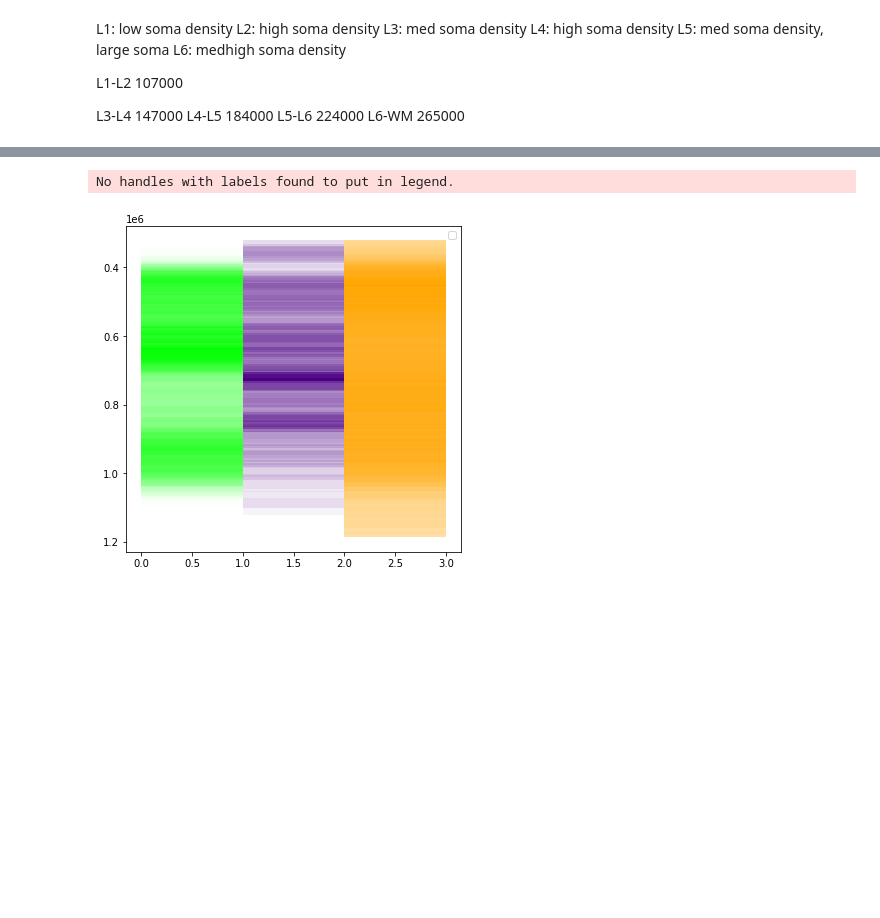
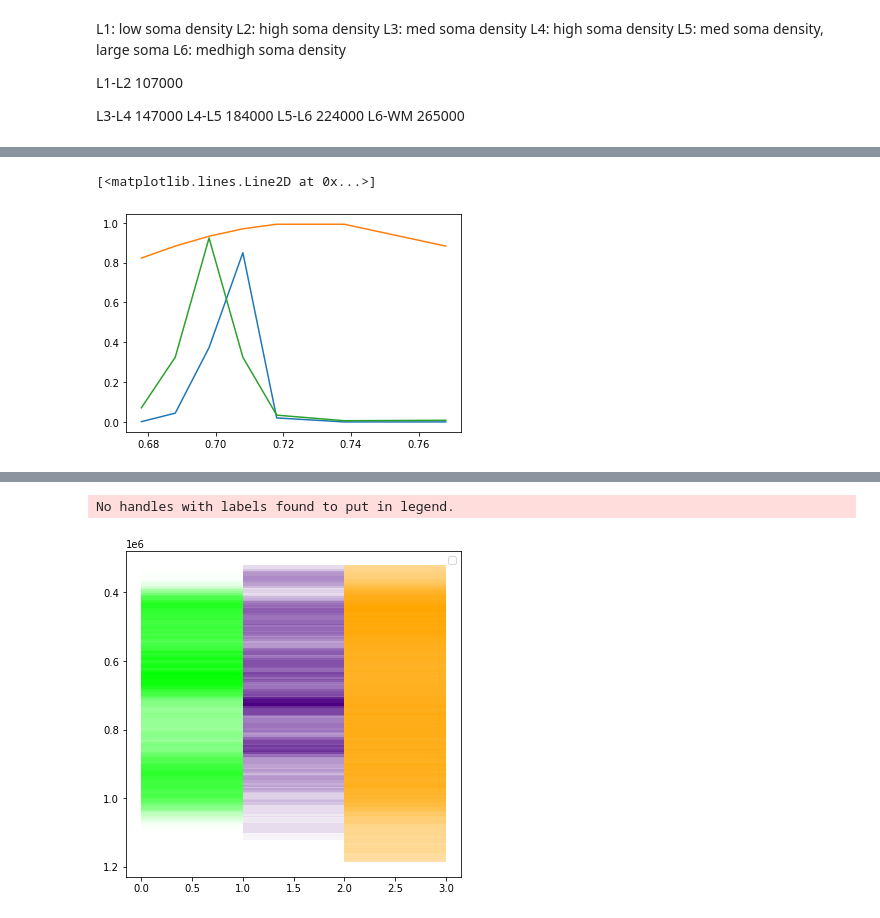
Before and after one commit to AllenInstitute/cortical-layers, a Jupyter notebook: layer-analysis.ipynb, the cells around one changed output, grey strips where cells are left out. Cells and saved outputs as stored; diff of their text form; code cells hidden in the pictures; blank space fills up the shorter version.

```diff
--- a/layer-analysis.ipynb
+++ b/layer-analysis.ipynb
@@ -135,0 +197,19 @@ array(['aibs_coarse_nonneuronal', 'aibs_coarse_excitatory',
+# %%
+# L4-L5 boundary
+depth = bounds[1] + 0.17
+exc_density_cutoff = 170_000
+layer = "4"
+# and must be during increasing density portion  (I know index 0 is messed up--it shouldn't matter)
+possible_idxs = np.nonzero(decreasing_mask(p_type[layer])
+                          & decreasing_mask(exc_soma_densities))[0]
+quality = gaussian(p_type[layer][possible_idxs], center=0.5, size=0.1) \
+          * gaussian(bin_centers[possible_idxs], center=depth, size=0.08) \
+          * gaussian(exc_soma_densities[possible_idxs], center=exc_density_cutoff, size=20_000)
+bounds[2] = bin_centers[possible_idxs[np.argmax(quality)]]
+# %%
+plt.plot(bin_centers[possible_idxs], gaussian(p_type[layer][possible_idxs], center=0.5, size=0.1))
+plt.plot(bin_centers[possible_idxs], gaussian(bin_centers[possible_idxs], center=depth, size=0.08))
+plt.plot(bin_centers[possible_idxs], gaussian(exc_soma_densities[possible_idxs], center=exc_density_cutoff, size=20_000))
+# %% [output]
+[<matplotlib.lines.Line2D at 0x...>]
+[figure, added]
```
Also changed, not shown: parts of 27 cells of this notebook.
